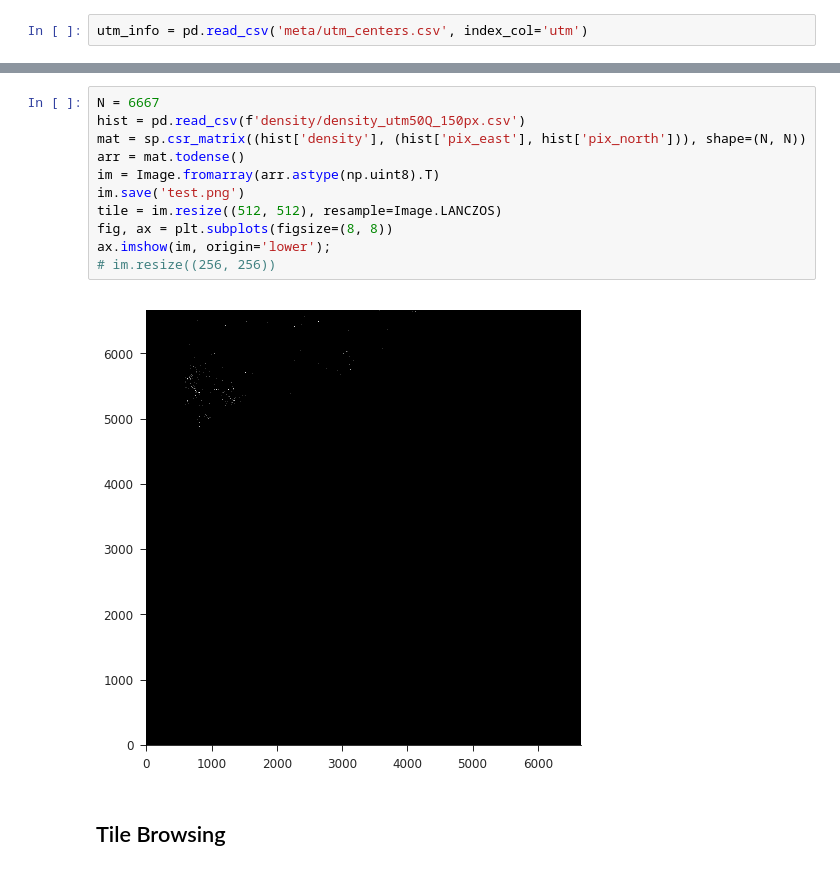
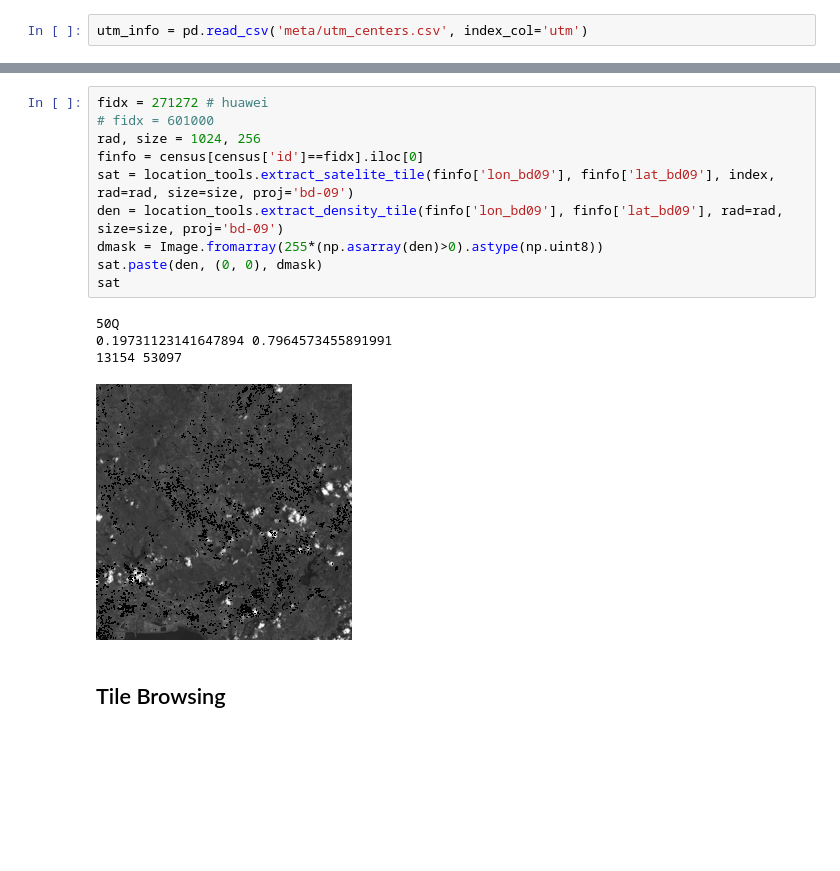
Before and after one commit to iamlemec/landsat, a Jupyter notebook: satellite.ipynb, the cells around one changed output, grey strips where cells are left out. Cells and saved outputs as stored; diff of their text form; blank space fills up the shorter version.

```diff
--- a/satellite.ipynb
+++ b/satellite.ipynb
@@ -196,16 +163,18 @@ Name: 50Q, dtype: int64
-# %%
-N = 6667
-hist = pd.read_csv(f'density/density_utm50Q_150px.csv')
-mat = sp.csr_matrix((hist['density'], (hist['pix_east'], hist['pix_north'])), shape=(N, N))
-arr = mat.todense()
-im = Image.fromarray(arr.astype(np.uint8).T)
-im.save('test.png')
-tile = im.resize((512, 512), resample=Image.LANCZOS)
-fig, ax = plt.subplots(figsize=(8, 8))
-ax.imshow(im, origin='lower');
-# im.resize((256, 256))
-# %% [output]
-[figure, removed]
+# %%
+fidx = 271272 # huawei
+# fidx = 601000
+rad, size = 1024, 256
+finfo = census[census['id']==fidx].iloc[0]
+sat = location_tools.extract_satelite_tile(finfo['lon_bd09'], finfo['lat_bd09'], index, rad=rad, size=size, proj='bd-09')
+den = location_tools.extract_density_tile(finfo['lon_bd09'], finfo['lat_bd09'], rad=rad, size=size, proj='bd-09')
+dmask = Image.fromarray(255*(np.asarray(den)>0).astype(np.uint8))
+sat.paste(den, (0, 0), dmask)
+sat
+# %% [output]
+50Q
+0.19731123141647894 0.7964573455891991
+13154 53097
+[figure, added]
 # %% [markdown]
 ## Tile Browsing
 # %%
```
Also changed, not shown: parts of 11 cells of this notebook, 14 other files.
